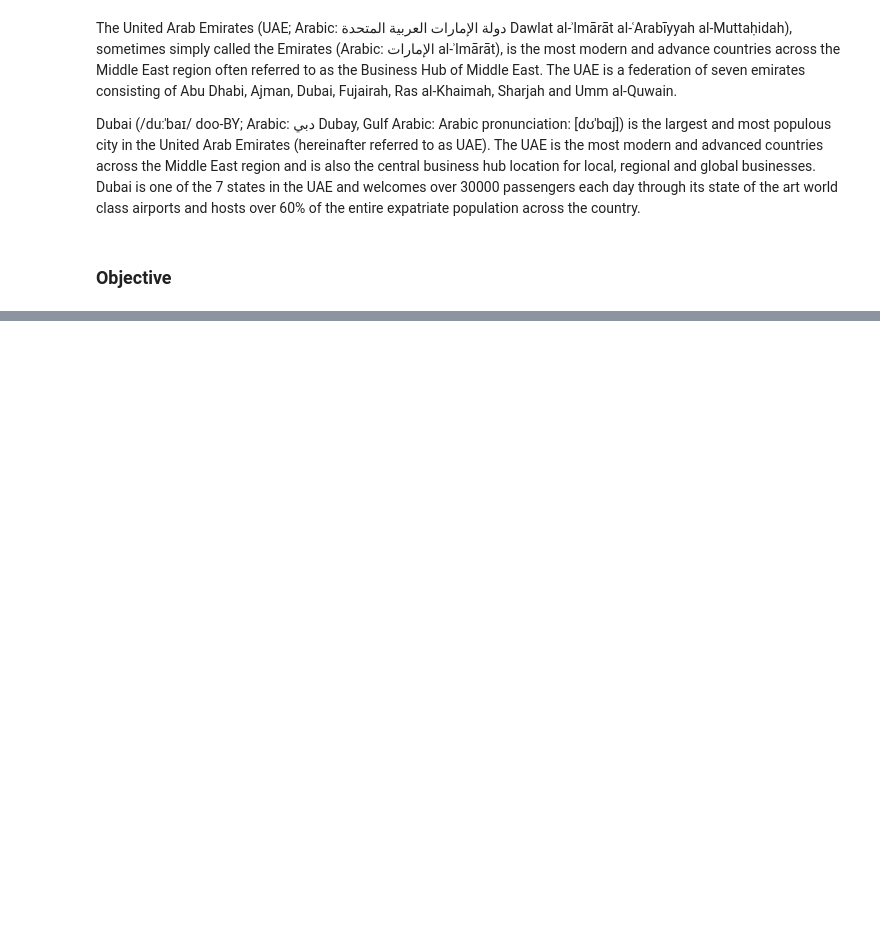
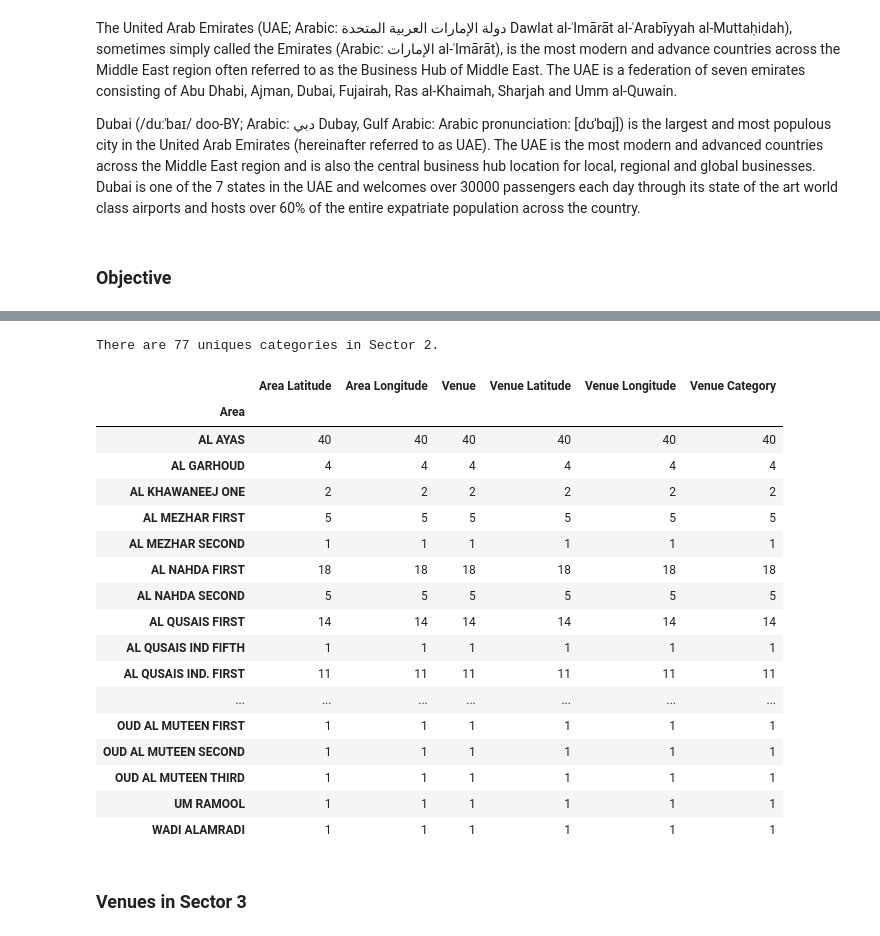
Before and after one commit to ecopk/Coursera_Capstone, a Jupyter notebook: The_Battle_Of_Neighborhoods.ipynb, the cells around one changed output, grey strips where cells are left out. Drawn from its saved outputs; the diff is of its cells as text; code cells hidden in the pictures; blank space fills up the shorter version.

```diff
--- a/The_Battle_Of_Neighborhoods.ipynb
+++ b/The_Battle_Of_Neighborhoods.ipynb
@@ -17,0 +132,3 @@ Our project is envisaged to analyze and classify areas of Dubai by leveraging Fo
+# %%
+#DataFrame of Sector 3
+sec3 = dfdxb[dfdxb['Sectors'] == 'Sector 3'].reset_index(drop=True)
@@ -17,0 +187,31 @@ Our project is envisaged to analyze and classify areas of Dubai by leveraging Fo
+# %%
+def getNearbyVenues(names, latitudes, longitudes, radius=500):
+    venues_list=[]
+    for name, lat, lng in zip(names, latitudes, longitudes):
+        print(name)
+        url = 'https://api.foursquare.com/v2/venues/explore?&client_id={}&client_secret={}&v={}&ll={},{}&radius={}&limit={}'.format(
+            CLIENT_ID,
+            CLIENT_SECRET,
+            VERSION,
+            lat,
+            lng,
+            radius,
+            LIMIT)
+        results = requests.get(url).json()["response"]['groups'][0]['items']
+        venues_list.append([(
+            name,
+            lat,
+            lng,
+            v['venue']['name'],
+            v['venue']['location']['lat'],
+            v['venue']['location']['lng'],
+            v['venue']['categories'][0]['name']) for v in results])
+    nearby_venues = pd.DataFrame([item for venue_list in venues_list for item in venue_list])
+    nearby_venues.columns = ['Area',
+                  'Area Latitude',
+                  'Area Longitude',
+                  'Venue',
+                  'Venue Latitude',
+                  'Venue Longitude',
+                  'Venue Category']
+    return(nearby_venues)
@@ -17,0 +220,7 @@ Our project is envisaged to analyze and classify areas of Dubai by leveraging Fo
+# %%
+sec2_venues = getNearbyVenues(names=sec2['Area'],
+                                   latitudes=sec2['Latitude'],
+                                   longitudes=sec2['Longitude']
+                                  )
+print(sec2_venues.shape)
+sec2_venues.head()
@@ -17,0 +251,25 @@ Our project is envisaged to analyze and classify areas of Dubai by leveraging Fo
+# %%
+print('There are {} uniques categories in Sector 2.'.format(len(sec2_venues['Venue Category'].unique())))
+sec2_venues.groupby('Area').count()
+# %% [output]
+There are 77 uniques categories in Sector 2.
+|  | Area Latitude | Area Longitude | Venue | Venue Latitude | Venue Longitude | Venue Category |
+| Area |  |  |  |  |  |  |
+| AL AYAS | 40 | 40 | 40 | 40 | 40 | 40 |
+| AL GARHOUD | 4 | 4 | 4 | 4 | 4 | 4 |
+| AL KHAWANEEJ ONE | 2 | 2 | 2 | 2 | 2 | 2 |
+| AL MEZHAR FIRST | 5 | 5 | 5 | 5 | 5 | 5 |
+| AL MEZHAR SECOND | 1 | 1 | 1 | 1 | 1 | 1 |
+| AL NAHDA FIRST | 18 | 18 | 18 | 18 | 18 | 18 |
+| AL NAHDA SECOND | 5 | 5 | 5 | 5 | 5 | 5 |
+| AL QUSAIS FIRST | 14 | 14 | 14 | 14 | 14 | 14 |
+| AL QUSAIS IND FIFTH | 1 | 1 | 1 | 1 | 1 | 1 |
+| AL QUSAIS IND. FIRST | 11 | 11 | 11 | 11 | 11 | 11 |
+| ... | ... | ... | ... | ... | ... | ... |
+| OUD AL MUTEEN FIRST | 1 | 1 | 1 | 1 | 1 | 1 |
+| OUD AL MUTEEN SECOND | 1 | 1 | 1 | 1 | 1 | 1 |
+| OUD AL MUTEEN THIRD | 1 | 1 | 1 | 1 | 1 | 1 |
+| UM RAMOOL | 1 | 1 | 1 | 1 | 1 | 1 |
+| WADI ALAMRADI | 1 | 1 | 1 | 1 | 1 | 1 |
+# %% [markdown]
+### Venues in Sector 3
```
Also changed, not shown: parts of 65 cells of this notebook.
